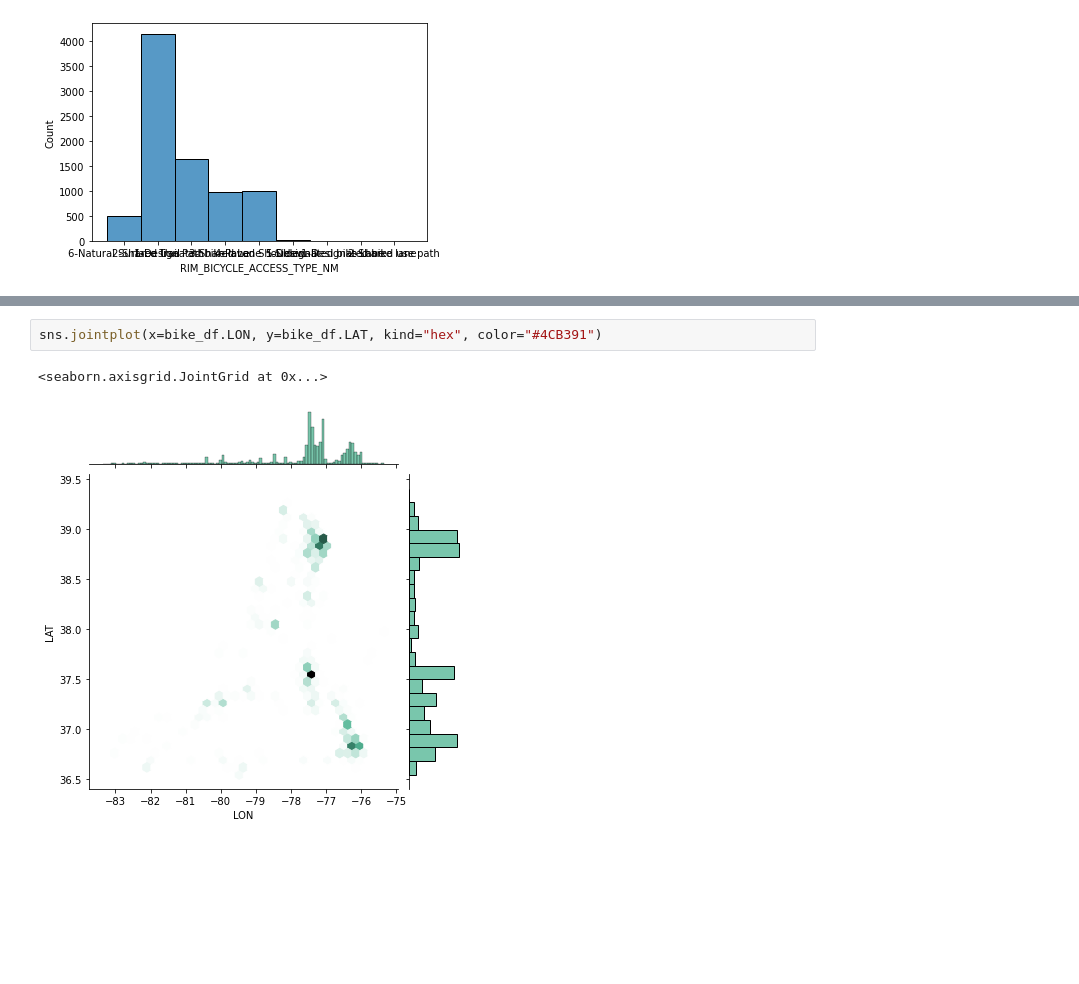
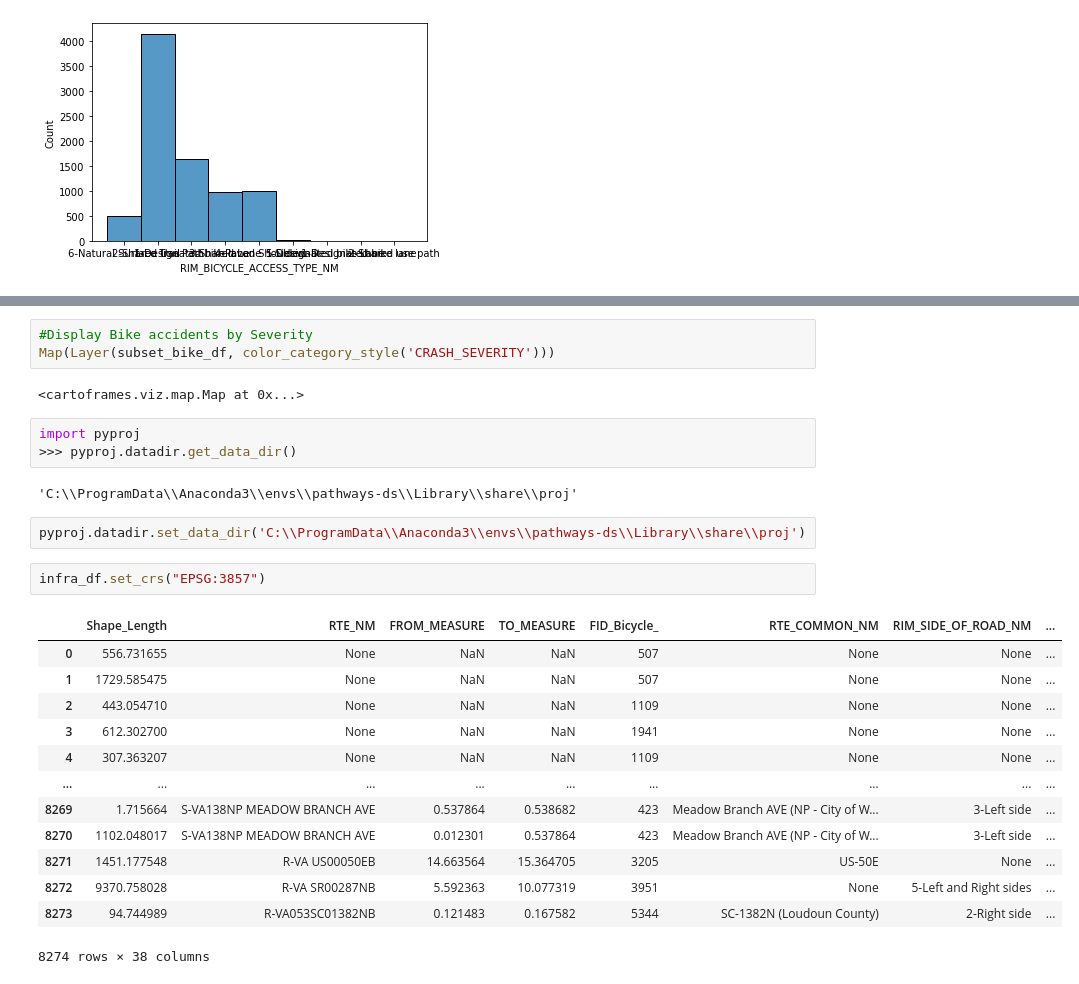
Before and after one commit to mjoireman/pathways-python, a Jupyter notebook: samples/gis_analysts_data_scientists/use_cases/01_bike_ped/bike_ped.ipynb, the cells around one changed output, grey strips where cells are left out. Saved outputs shown, nothing was run; the diff lists cells and outputs as text; blank space fills up the shorter version.

```diff
--- a/samples/gis_analysts_data_scientists/use_cases/01_bike_ped/bike_ped.ipynb
+++ b/samples/gis_analysts_data_scientists/use_cases/01_bike_ped/bike_ped.ipynb
@@ -111,7 +123,30 @@ Map(Layer(bike_df, color_category_style('CRASH_SEVERITY')))
 # %% [output]
 <cartoframes.viz.map.Map at 0x...>
-# %%
-sns.jointplot(x=bike_df.LON, y=bike_df.LAT, kind="hex", color="#4CB391")
-# %% [output]
-<seaborn.axisgrid.JointGrid at 0x...>
-[figure, removed]
+# %%
+#Display Bike accidents by Severity
+Map(Layer(subset_bike_df, color_category_style('CRASH_SEVERITY')))
+# %% [output]
+<cartoframes.viz.map.Map at 0x...>
+# %%
+import pyproj
+>>> pyproj.datadir.get_data_dir()
+# %% [output]
+'C:\\ProgramData\\Anaconda3\\envs\\pathways-ds\\Library\\share\\proj'
+# %%
+pyproj.datadir.set_data_dir('C:\\ProgramData\\Anaconda3\\envs\\pathways-ds\\Library\\share\\proj')
+# %%
+infra_df.set_crs("EPSG:3857")
+# %% [output]
+|  | Shape_Length | RTE_NM | FROM_MEASURE | TO_MEASURE | FID_Bicycle_ | RTE_COMMON_NM | RIM_SIDE_OF_ROAD_NM | ... |
+| 0 | 556.731655 | None | NaN | NaN | 507 | None | None | ... |
+| 1 | 1729.585475 | None | NaN | NaN | 507 | None | None | ... |
+| 2 | 443.054710 | None | NaN | NaN | 1109 | None | None | ... |
+| 3 | 612.302700 | None | NaN | NaN | 1941 | None | None | ... |
+| 4 | 307.363207 | None | NaN | NaN | 1109 | None | None | ... |
+| ... | ... | ... | ... | ... | ... | ... | ... | ... |
+| 8269 | 1.715664 | S-VA138NP MEADOW BRANCH AVE | 0.537864 | 0.538682 | 423 | Meadow Branch AVE (NP - City of W... | 3-Left side | ... |
+| 8270 | 1102.048017 | S-VA138NP MEADOW BRANCH AVE | 0.012301 | 0.537864 | 423 | Meadow Branch AVE (NP - City of W... | 3-Left side | ... |
+| 8271 | 1451.177548 | R-VA US00050EB | 14.663564 | 15.364705 | 3205 | US-50E | None | ... |
+| 8272 | 9370.758028 | R-VA SR00287NB | 5.592363 | 10.077319 | 3951 | None | 5-Left and Right sides | ... |
+| 8273 | 94.744989 | R-VA053SC01382NB | 0.121483 | 0.167582 | 5344 | SC-1382N (Loudoun County) | 2-Right side | ... |
+8274 rows × 38 columns
```
Also changed, not shown: parts of 15 cells of this notebook.
